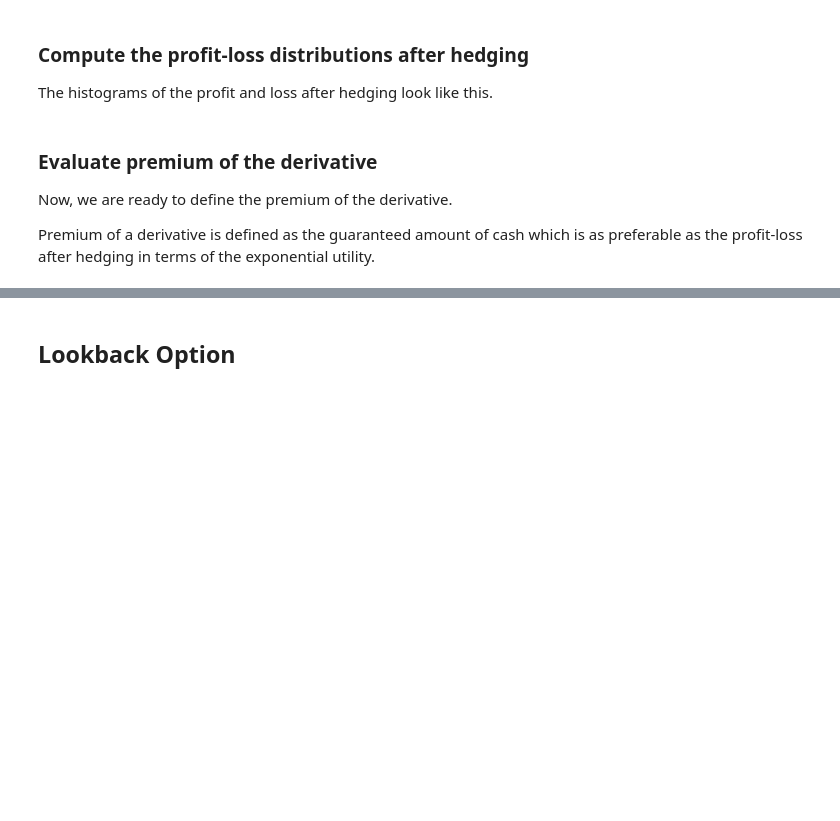
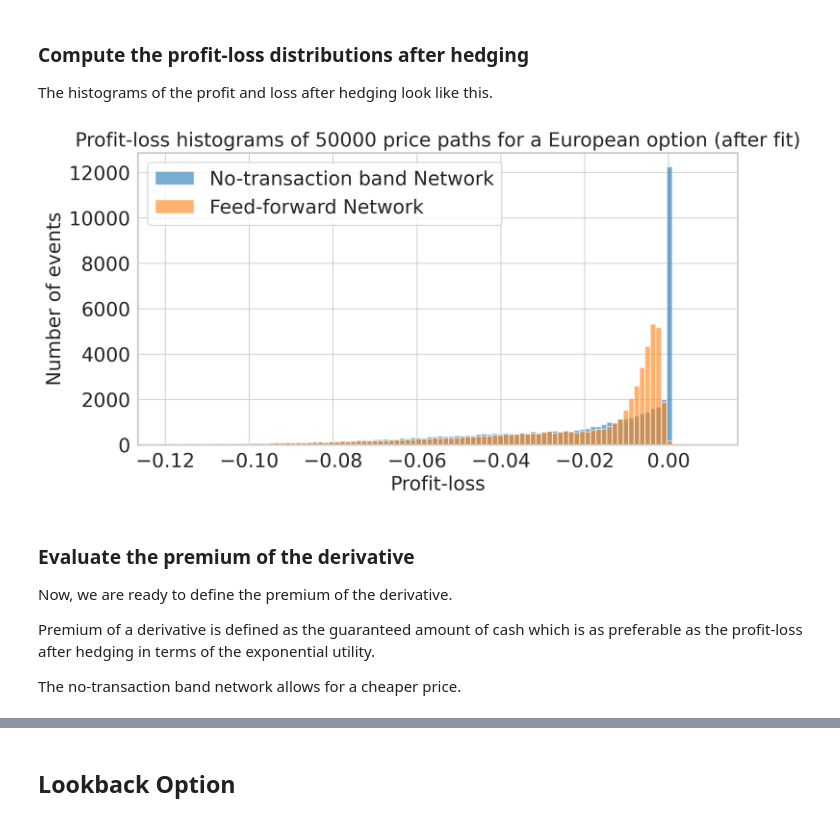
Before and after one commit to pfnet-research/NoTransactionBandNetwork, a Jupyter notebook: main.ipynb, the cells around one changed output, grey strips where cells are left out. Saved outputs shown, nothing was run; the diff lists cells and outputs as text; code cells hidden in the pictures; blank space fills up the shorter version.

```diff
--- a/main.ipynb
+++ b/main.ipynb
@@ -328,32 +334,36 @@ pnl_ffn = compute_profit_and_loss(model_ffn, european_option_payoff, cost=1e-3)
 # %%
 plt.figure()
 plt.hist(
     to_numpy(pnl_ntb),
     bins=100,
     range=(-0.12, 0.01),
     alpha=0.6,
     label="No-transaction band Network",
 )
 plt.hist(
     to_numpy(pnl_ffn),
     bins=100,
     range=(-0.12, 0.01),
     alpha=0.6,
     label="Feed-forward Network",
 )
 plt.title(
-    "Profit-loss histogram of 50000 price paths " "for a European option (after fit)"
+    "Profit-loss histograms of 50000 price paths " "for a European option (after fit)"
 )
 plt.xlabel("Profit-loss")
 plt.ylabel("Number of events")
 plt.legend()
 plt.show()
+# %% [output]
+[figure, added]
 # %% [markdown]
-### Evaluate premium of the derivative
+### Evaluate the premium of the derivative
 
 Now, we are ready to define the premium of the derivative.
 
 Premium of a derivative is defined as the guaranteed amount of cash which is as preferable as the profit-loss after hedging in terms of the exponential utility.
+
+The no-transaction band network allows for a cheaper price.
 # %%
 def evaluate_premium(
     hedging_model: torch.nn.Module,
```
Also changed, not shown: parts of 14 cells of this notebook.
